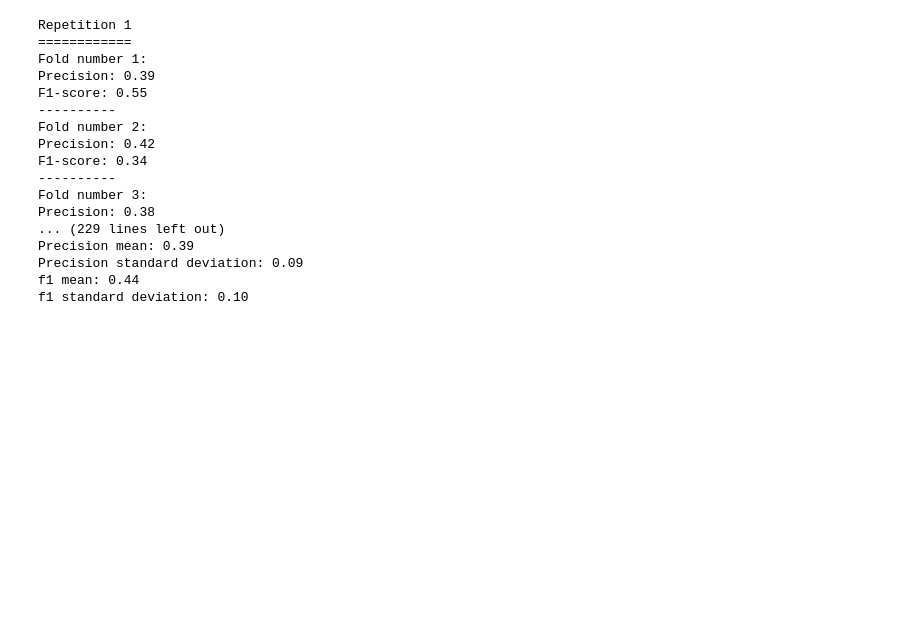
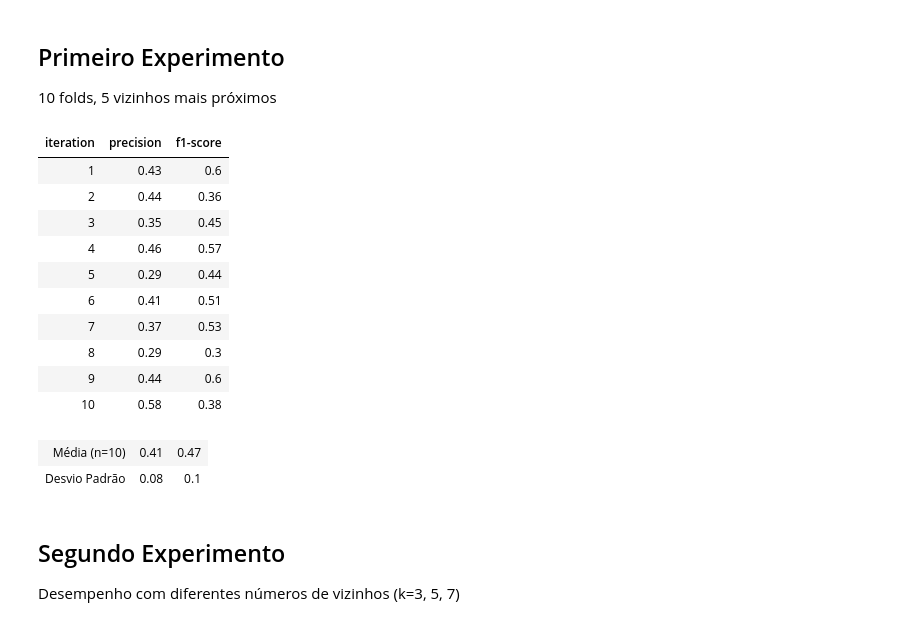
Before and after one commit to mwesthelle/kfold-x-validation, a Jupyter notebook: K-Fold Cross Validation Experiments.ipynb, the cells around one changed output. Saved outputs shown, nothing was run; the diff lists cells and outputs as text; code cells hidden in the pictures; blank space fills up the shorter version.

Commit message:
Refactor cross validation code to output metrics; add experiments

```diff
--- a/K-Fold Cross Validation Experiments.ipynb
+++ b/K-Fold Cross Validation Experiments.ipynb
@@ -3,27 +11,46 @@ from KFoldCrossValidation import KFoldCrossValidation
+# %% [markdown]
+## Primeiro Experimento
+10 folds, 5 vizinhos mais próximos
 # %%
-kfold_x_validation = KFoldCrossValidation(
+kfold_x_validation = KFoldCrossValidation()
+results = kfold_x_validation.kfold_cross_validation(
         filename="./datasets/diabetes.csv",
         k_folds=10,
-        r=5,
-        k_nearest_neighbors=3,
-        minkowski_p=2,
-    )
-kfold_x_validation.kfold_cross_validation()
+        repetitions=1,
+        nn=5,
+        minkowski_p=2
+        )
-# %% [output]
-Repetition 1
-============
-Fold number 1:
-Precision: 0.39
-F1-score: 0.55
-----------
-Fold number 2:
-Precision: 0.42
-F1-score: 0.34
-----------
-Fold number 3:
-Precision: 0.38
-... (229 lines left out)
-Precision mean: 0.39
-Precision standard deviation: 0.09
-f1 mean: 0.44
-f1 standard deviation: 0.10
+# %%
+def round_two(num: float) -> float:
+    return np.around(num, decimals=2)
+# %%
+table_data = [(idx, round_two(metrics.get("precision")), round_two(metrics.get("f1-score")))
+              for idx, metrics in enumerate(results[0], 1)]
+# %%
+precisions = np.array([round_two(metrics.get("precision")) for metrics in results[0]])
+f_measures = np.array([round_two(metrics.get("f1-score")) for metrics in results[0]])
+mean_precision, std_precision = round_two(np.mean(precisions)), round_two(np.std(precisions))
+mean_f_measure, std_f_measure = round_two(np.mean(f_measures)), round_two(np.std(f_measures))
+
+summary_table_data = [["Média (n=10)", mean_precision, mean_f_measure],
+                      ["Desvio Padrão", std_precision, std_f_measure]]
+# %%
+display(HTML(tabulate(table_data, headers=["iteration", "precision", "f1-score"], tablefmt="html")))
+display(HTML(tabulate(summary_table_data, tablefmt="html")))
+# %% [output]
+| iteration | precision | f1-score |
+| 1 | 0.43 | 0.6 |
+| 2 | 0.44 | 0.36 |
+| 3 | 0.35 | 0.45 |
+| 4 | 0.46 | 0.57 |
+| 5 | 0.29 | 0.44 |
+| 6 | 0.41 | 0.51 |
+| 7 | 0.37 | 0.53 |
+| 8 | 0.29 | 0.3 |
+| 9 | 0.44 | 0.6 |
+| 10 | 0.58 | 0.38 |
+| Média (n=10) | 0.41 | 0.47 |
+| Desvio Padrão | 0.08 | 0.1 |
+# %% [markdown]
+## Segundo Experimento
+Desempenho com diferentes números de vizinhos (k=3, 5, 7)
```
Also changed, not shown: parts of 8 cells of this notebook, 4 other files.
